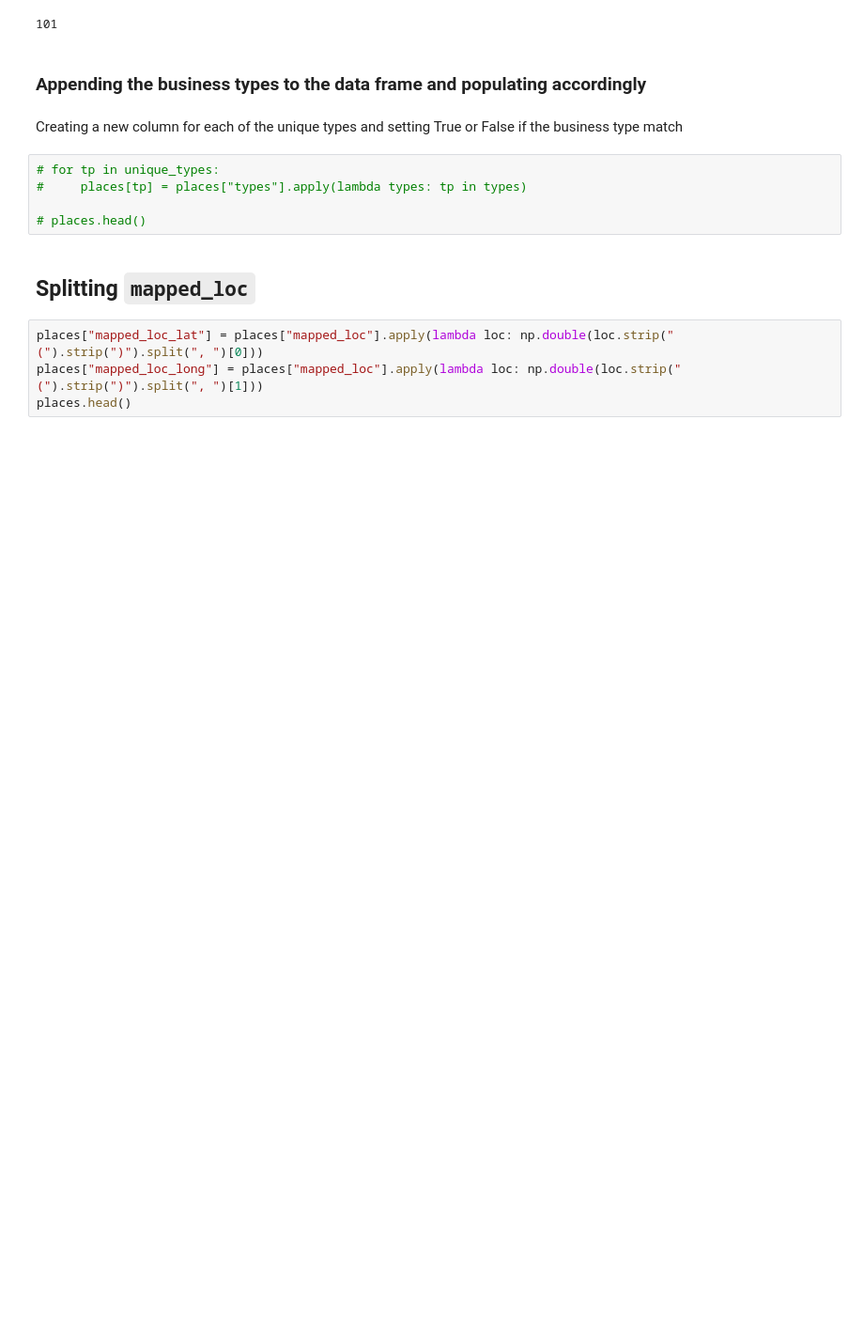
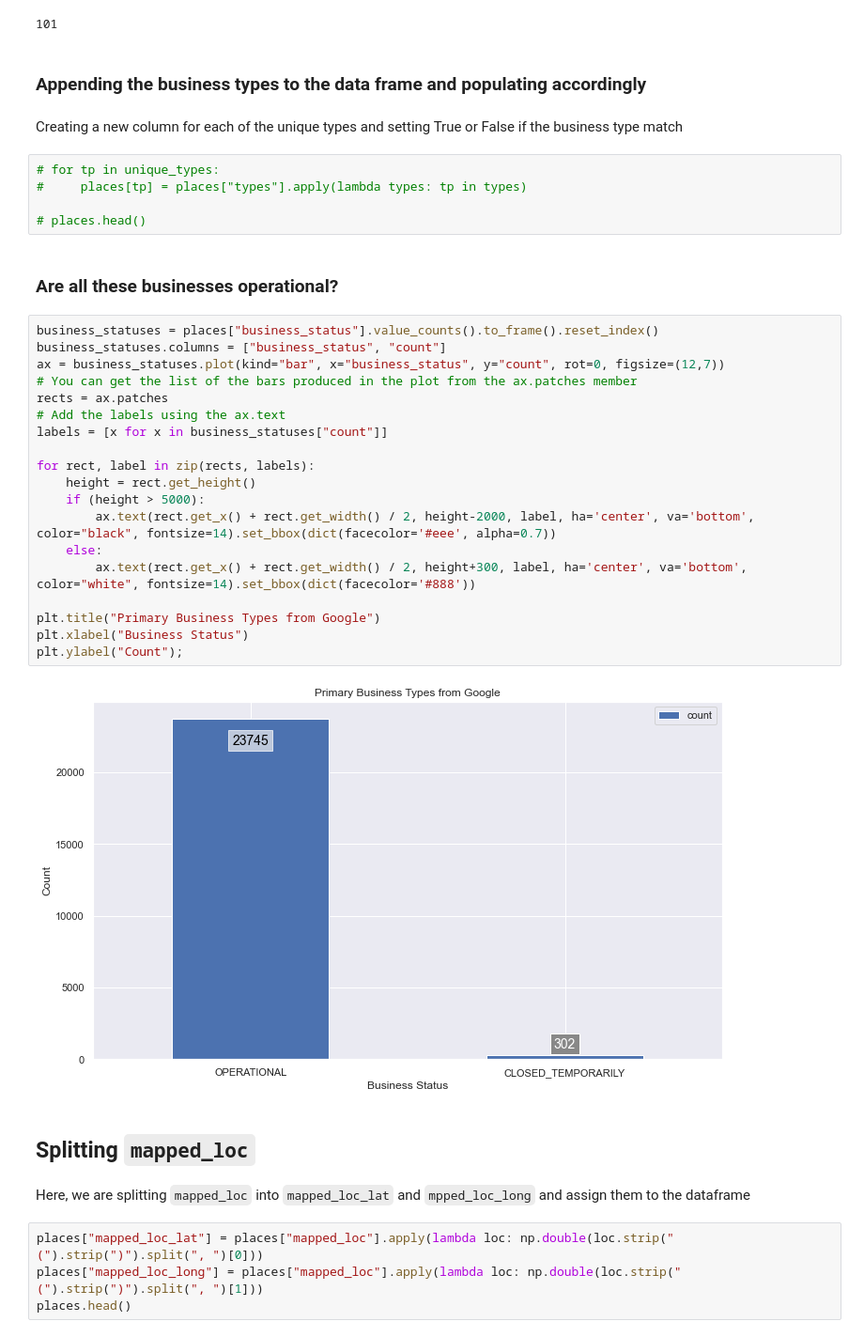
Before and after one commit to nss-data-science-cohort-4/dq4-covid-nashville-tcov19, a Jupyter notebook: notebooks/maeva-covid-19-part4.ipynb, the cells around one changed output. Shown at 94% size. Saved outputs shown, nothing was run; the diff lists cells and outputs as text; blank space fills up the shorter version.

```diff
--- a/notebooks/maeva-covid-19-part4.ipynb
+++ b/notebooks/maeva-covid-19-part4.ipynb
@@ -317,8 +329,33 @@ Creating a new column for each of the unique types and setting True or False if
 #     places[tp] = places["types"].apply(lambda types: tp in types)
 
 # places.head()
+# %% [markdown]
+### Are all these businesses operational?
+# %%
+business_statuses = places["business_status"].value_counts().to_frame().reset_index()
+business_statuses.columns = ["business_status", "count"]
+ax = business_statuses.plot(kind="bar", x="business_status", y="count", rot=0, figsize=(12,7))
+# You can get the list of the bars produced in the plot from the ax.patches member
+rects = ax.patches
+# Add the labels using the ax.text
+labels = [x for x in business_statuses["count"]]
+
+for rect, label in zip(rects, labels):
+    height = rect.get_height()
+    if (height > 5000):
+        ax.text(rect.get_x() + rect.get_width() / 2, height-2000, label, ha='center', va='bottom', color="black", fontsize=14).set_bbox(dict(facecolor='#eee', alpha=0.7))
+    else:
+        ax.text(rect.get_x() + rect.get_width() / 2, height+300, label, ha='center', va='bottom', color="white", fontsize=14).set_bbox(dict(facecolor='#888'))
+
+plt.title("Primary Business Types from Google")
+plt.xlabel("Business Status")
+plt.ylabel("Count");
+# %% [output]
+[figure, added]
 # %% [markdown]
 ## Splitting `mapped_loc`
+# %% [markdown]
+Here, we are splitting `mapped_loc` into `mapped_loc_lat` and `mpped_loc_long` and assign them to the dataframe
 # %%
 places["mapped_loc_lat"] = places["mapped_loc"].apply(lambda loc: np.double(loc.strip("(").strip(")").split(", ")[0]))
 places["mapped_loc_long"] = places["mapped_loc"].apply(lambda loc: np.double(loc.strip("(").strip(")").split(", ")[1]))
```
Also changed, not shown: parts of 41 cells of this notebook.
